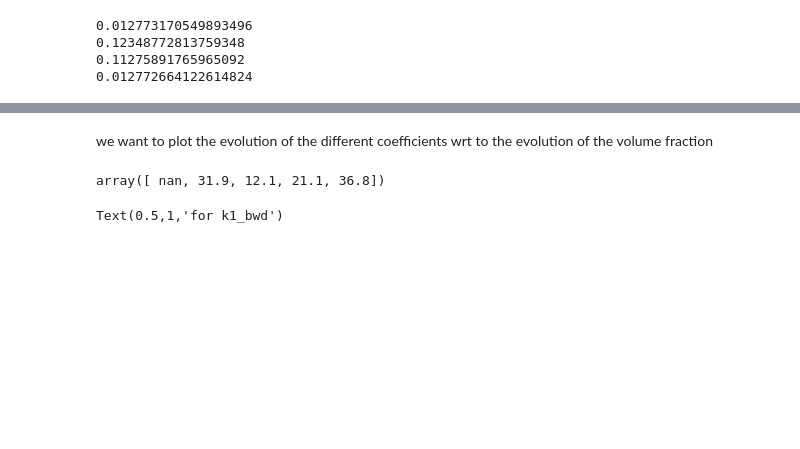
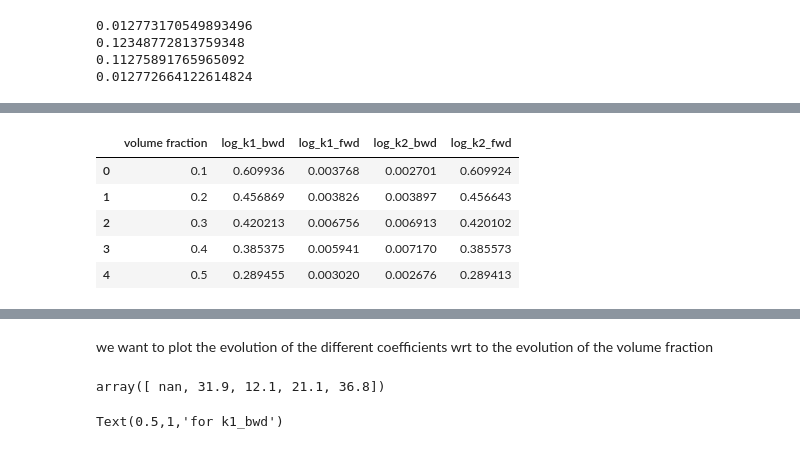
Before and after one commit to WilliamCappelletti/ML_CS433_project2, a Jupyter notebook: src/exploration.ipynb, the cells around one changed output, grey strips where cells are left out. Saved outputs shown, nothing was run; the diff lists cells and outputs as text; code cells hidden in the pictures; blank space fills up the shorter version.

```diff
--- a/src/exploration.ipynb
+++ b/src/exploration.ipynb
@@ -157,3 +185,12 @@ for m in models:
+# %%
+R
+# %% [output]
+|  | volume fraction | log_k1_bwd | log_k1_fwd | log_k2_bwd | log_k2_fwd |
+| 0 | 0.1 | 0.609936 | 0.003768 | 0.002701 | 0.609924 |
+| 1 | 0.2 | 0.456869 | 0.003826 | 0.003897 | 0.456643 |
+| 2 | 0.3 | 0.420213 | 0.006756 | 0.006913 | 0.420102 |
+| 3 | 0.4 | 0.385375 | 0.005941 | 0.007170 | 0.385573 |
+| 4 | 0.5 | 0.289455 | 0.003020 | 0.002676 | 0.289413 |
 # %%
 file_results = '../results/reproduction.csv'
 # %%
```
Also changed, not shown: parts of 6 cells of this notebook, 1 other file.
